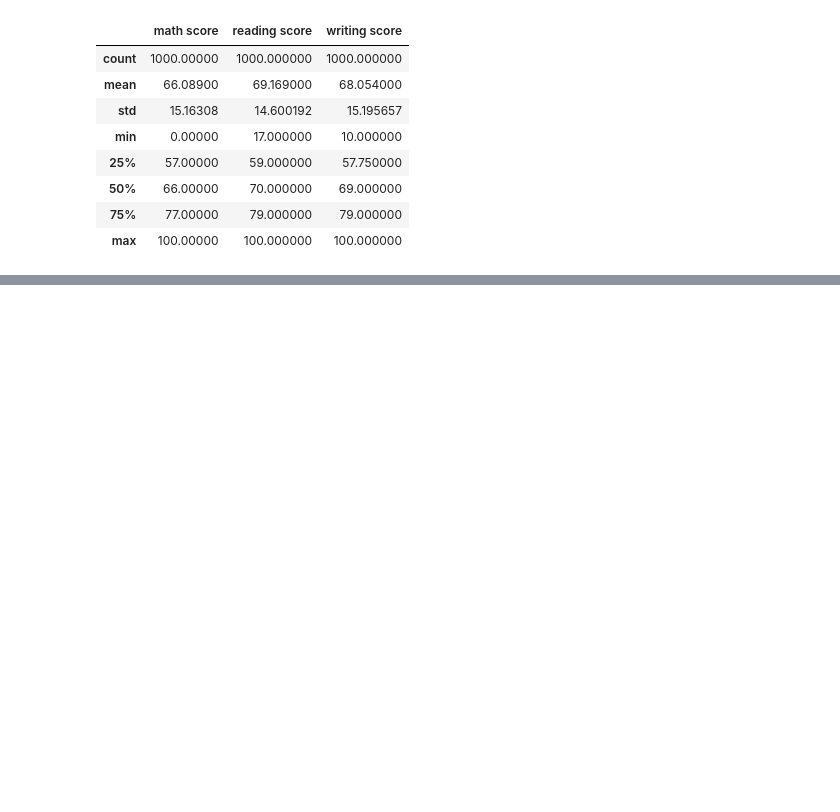
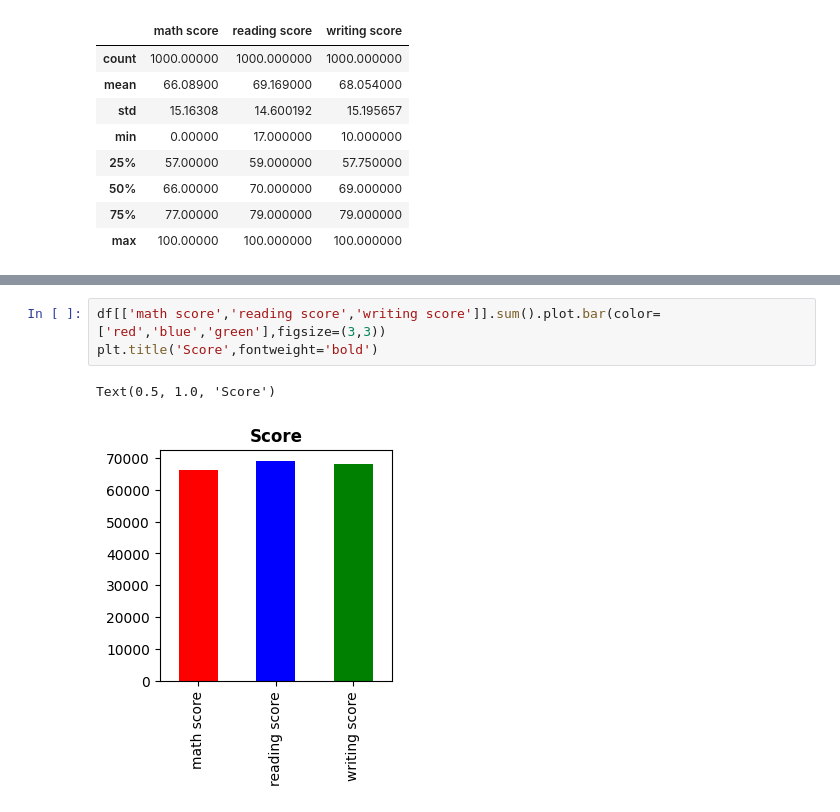
Before and after one commit to Nit-Munjapara19/student-performance-analysis, a Jupyter notebook: student_performance_analysis.ipynb, the cells around one changed output, grey strips where cells are left out. Saved outputs shown, nothing was run; the diff lists cells and outputs as text; blank space fills up the shorter version.

```diff
--- a/student_performance_analysis.ipynb
+++ b/student_performance_analysis.ipynb
@@ -29,0 +41,6 @@ df.describe()
+# %%
+df[['math score','reading score','writing score']].sum().plot.bar(color=['red','blue','green'],figsize=(3,3))
+plt.title('Score',fontweight='bold')
+# %% [output]
+Text(0.5, 1.0, 'Score')
+[figure, added]
```
Also changed, not shown: parts of 4 cells of this notebook.
